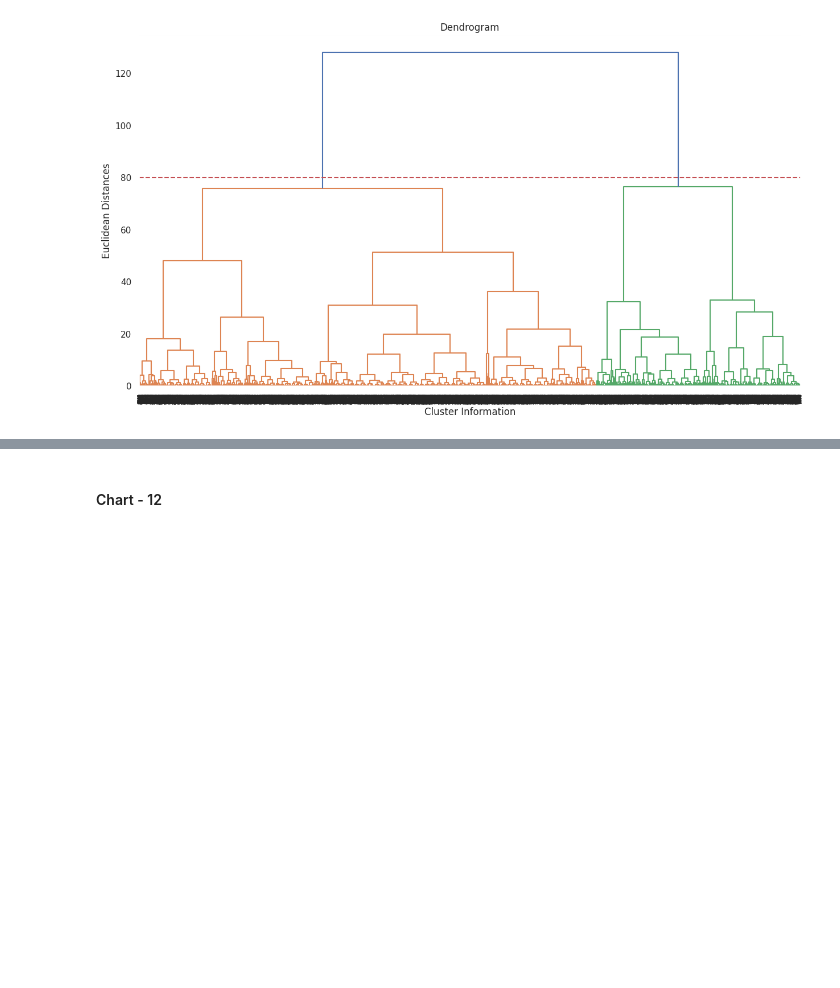
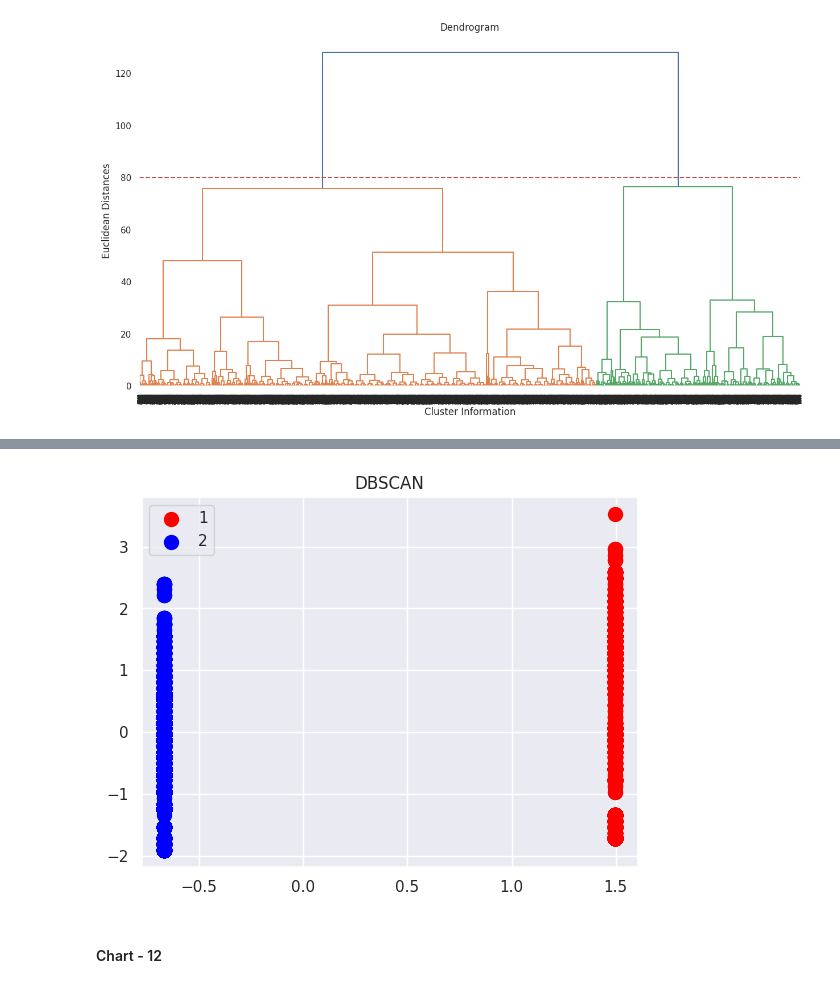
Before and after one commit to pranjalikathait/Machine_Learning, a Jupyter notebook: Copy_of_Sample_ML_Submission_Template.ipynb, the cells around one changed output, grey strips where cells are left out. Saved outputs shown, nothing was run; the diff lists cells and outputs as text; code cells hidden in the pictures; blank space fills up the shorter version.

```diff
--- a/Copy_of_Sample_ML_Submission_Template.ipynb
+++ b/Copy_of_Sample_ML_Submission_Template.ipynb
@@ -1399,3 +1431,12 @@ plt.show()
+# %%
+# Visualizing the clusters (two dimensions only)
+plt.scatter(X[y_pred_dbscan == 0, 0], X[y_pred_dbscan == 0, 1], s = 100, c = 'red', label = '1')
+plt.scatter(X[y_pred_dbscan == 1, 0], X[y_pred_dbscan == 1, 1], s = 100, c = 'blue', label = '2')
+plt.title('DBSCAN')
+plt.legend()
+plt.show()
+# %% [output]
+[figure, added]
 # %% [markdown]
 #### Chart - 12
 # %%
```
Also changed, not shown: parts of 7 cells of this notebook.
